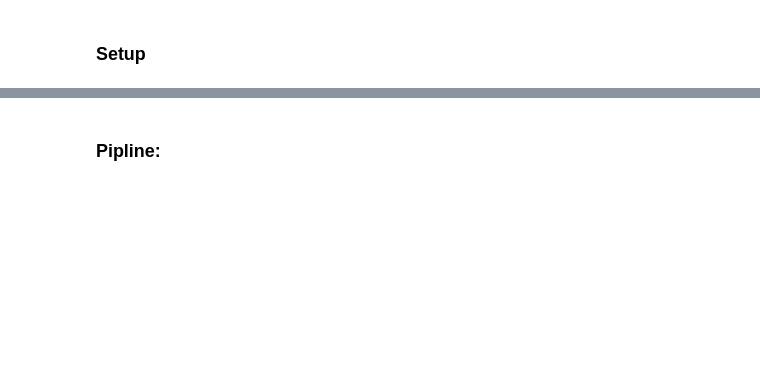
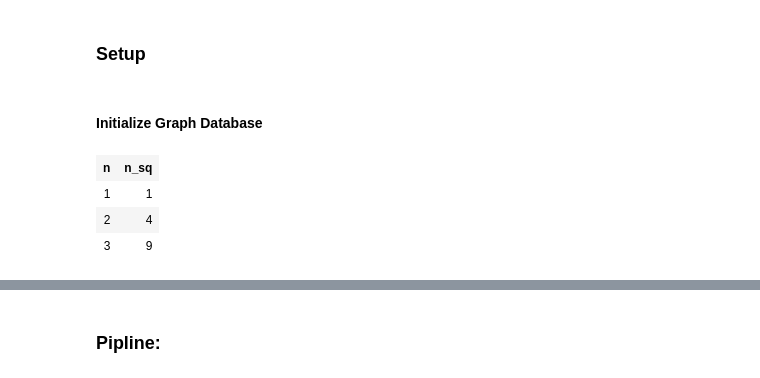
Before and after one commit to amirji/hoopoe, a Jupyter notebook: Experiments.ipynb, the cells around one changed output, grey strips where cells are left out. Cells and saved outputs as stored; diff of their text form; code cells hidden in the pictures; blank space fills up the shorter version.

```diff
--- a/Experiments.ipynb
+++ b/Experiments.ipynb
@@ -13,3 +15,13 @@ import pandas as pd
+# %% [markdown]
+#### Initialize Graph Database
+# %%
+graph = Graph("http://localhost:7474/", auth=("neo4j", "berjis89"))
+graph.run("UNWIND range(1, 3) AS n RETURN n, n * n as n_sq")
+# %% [output]
+| n | n_sq |
+| 1 | 1 |
+| 2 | 4 |
+| 3 | 9 |
 # %%
 class MyDict(dict):
     def __init__(self,*args,**kwargs):
```
Also changed, not shown: parts of 7 cells of this notebook.
